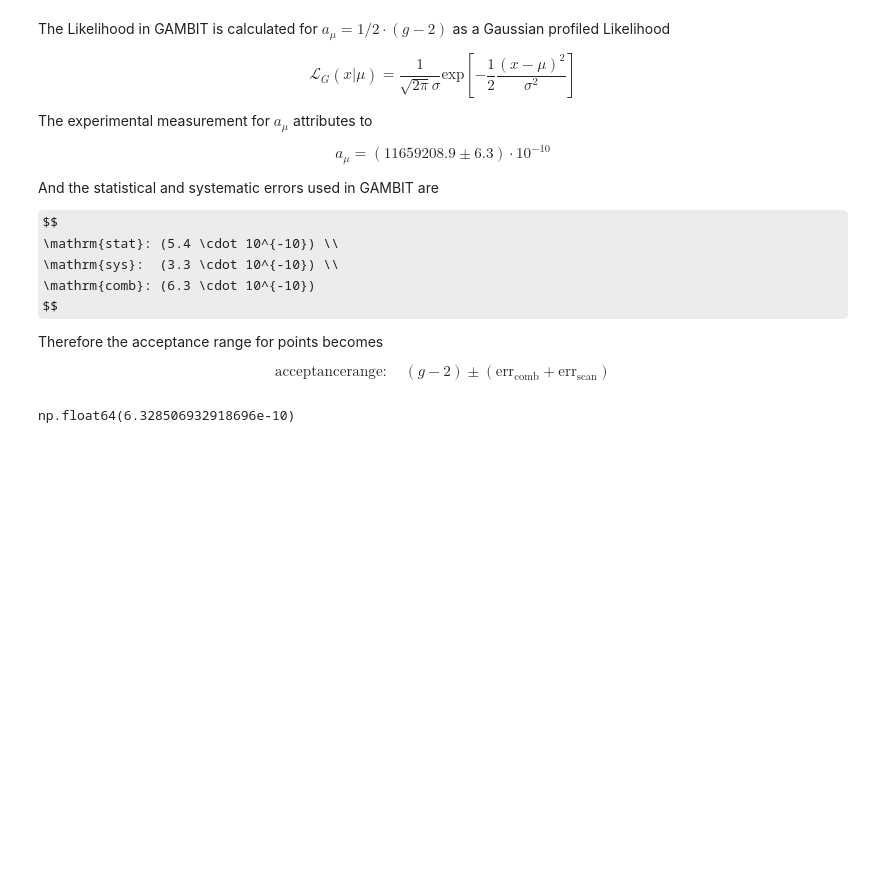
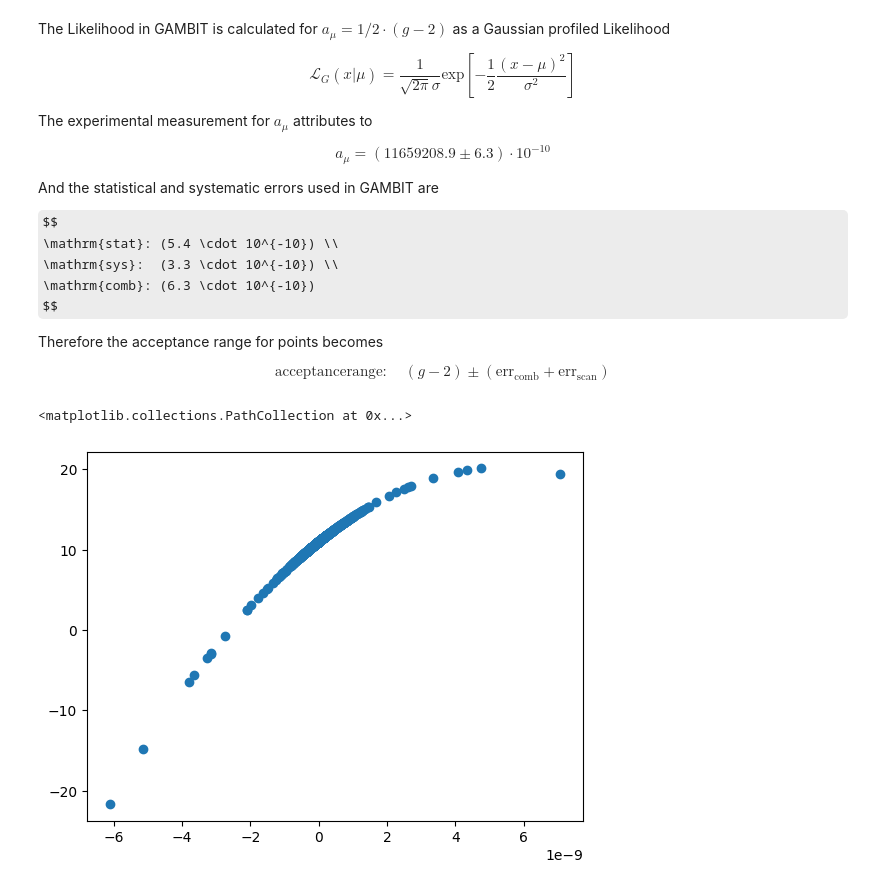
Before and after one commit to vallereichi/mssmscanning, a Jupyter notebook: MSSM/g-2.ipynb, the cells around one changed output. Cells and saved outputs as stored; diff of their text form; code cells hidden in the pictures; some formulas as TeX source; blank space fills up the shorter version.

```diff
--- a/MSSM/g-2.ipynb
+++ b/MSSM/g-2.ipynb
@@ -77,13 +77,28 @@ $$
 err_stat = 5.4e-10
 err_sys  = 3.3e-10
 err_comb = np.sqrt(err_stat**2 + err_sys**2)
-err_comb
+
+amu_theory = np.linspace(-8e-8, 8e-8, 38489)
+amu_exp = 11659209.1e-10
+amu_exp_err = 6.3e-10
-# %% [output]
-np.float64(6.328506932918696e-10)
 # %%
-def gaussian(x: float, mu: float, sigma: float, sigma_e: float) -> float:
-    """profiled Gaussian Likelihood"""
-    return np.log(1 / (np.sqrt(2 * np.pi) * sigma) * np.exp(-0.5 * ((x - mu) **2 / (sigma + sigma_e **2))))
+def gaussian_loglikelihood(theory: float, obs: float, theoryerr: float, obserr: float) -> float:
+    """profiled Gaussian Log Likelihood"""
+    profile_systematics = True if theoryerr > 0 else False
+    theory += 11659182.0e-10
+    errsq = theoryerr**2 + obserr**2
+    chi2 = -0.5 * (theory - obs)**2 / errsq
+    norm = np.log(2 * np.pi * obserr * theoryerr) if profile_systematics else 0.5 * np.log(2*np.pi*errsq)
+    return chi2 - norm
+# %%
+mean_theory_err = 0.5 * np.mean((np.mean(scan_err_gr), np.mean(scan_err_gd), np.mean(scan_err_mg)))
+lnL_theory = gaussian_loglikelihood(0.5*gm2_mg, amu_exp, 0, amu_exp_err)
+# %%
+plt.scatter(gm2_mg, lnL_theory)
+# plt.xlim(-6e-8, 6e-8)
+# %% [output]
+<matplotlib.collections.PathCollection at 0x...>
+[figure, added]
 # %%
 fig = plt.figure(figsize=(12,5))
 ax1 = fig.add_subplot(121)
```
Also changed, not shown: parts of 1 cell of this notebook.
